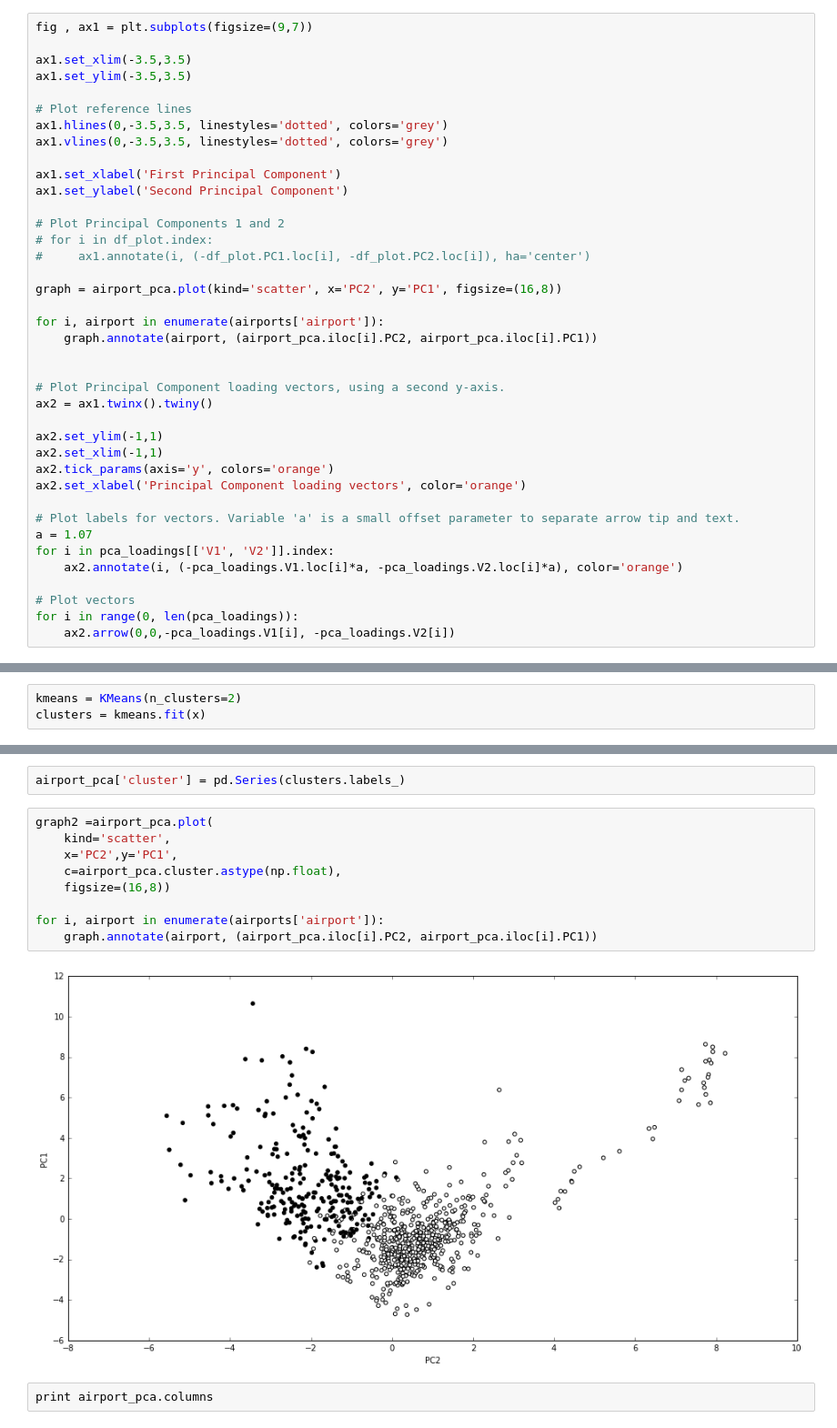
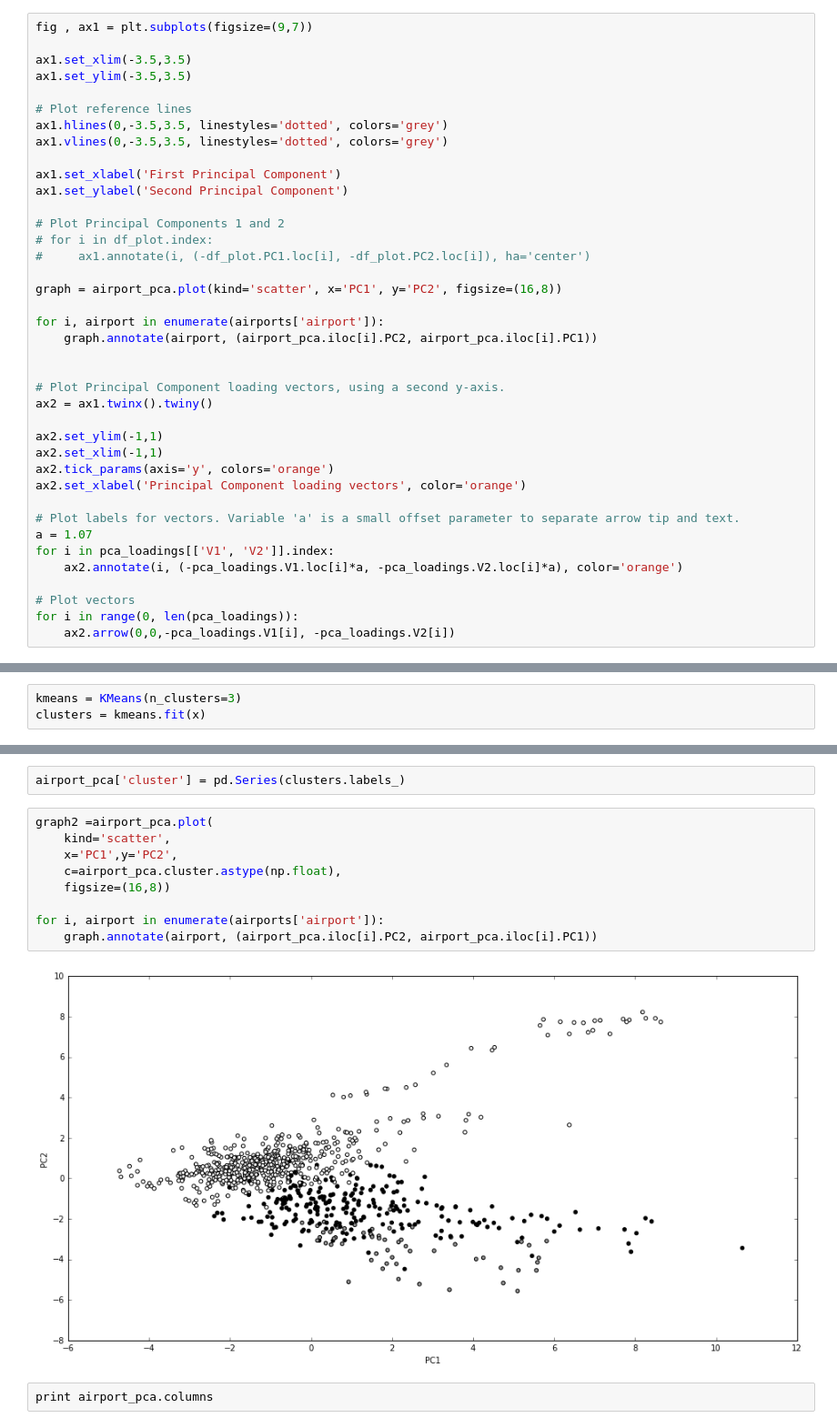
Before and after one commit to ColinJClemence/DataScienceStuff, a Jupyter notebook: curriculum/week-07/2.4-lab-pca-with-kmeans/code/solution-code/solution_code-PCA-airports.ipynb, the cells around one changed output, grey strips where cells are left out. Shown: that part at 91% size. Saved outputs shown, nothing was run; the diff lists cells and outputs as text.

```diff
--- a/curriculum/week-07/2.4-lab-pca-with-kmeans/code/solution-code/solution_code-PCA-airports.ipynb
+++ b/curriculum/week-07/2.4-lab-pca-with-kmeans/code/solution-code/solution_code-PCA-airports.ipynb
@@ -258,7 +251,7 @@ ax1.set_ylabel('Second Principal Component')
 # for i in df_plot.index:
 #     ax1.annotate(i, (-df_plot.PC1.loc[i], -df_plot.PC2.loc[i]), ha='center')
 
-graph = airport_pca.plot(kind='scatter', x='PC2', y='PC1', figsize=(16,8))
+graph = airport_pca.plot(kind='scatter', x='PC1', y='PC2', figsize=(16,8))
 
 for i, airport in enumerate(airports['airport']):
     graph.annotate(airport, (airport_pca.iloc[i].PC2, airport_pca.iloc[i].PC1))
@@ -309,7 +302,7 @@ print x
  [  7.41200000e+03   7.57300000e+03   4.01400000e-01 ...,   2.92000000e+00
     0.00000000e+00   3.89000000e+00]]
 # %%
-kmeans = KMeans(n_clusters=2)
+kmeans = KMeans(n_clusters=3)
 clusters = kmeans.fit(x)
 # %% [markdown]
 Compute the labels and centroids
@@ -338,14 +334,14 @@ airport_pca['cluster'] = pd.Series(clusters.labels_)
 # %%
 graph2 =airport_pca.plot(
     kind='scatter',
-    x='PC2',y='PC1',
+    x='PC1',y='PC2',
     c=airport_pca.cluster.astype(np.float),
     figsize=(16,8))
 
 for i, airport in enumerate(airports['airport']):
     graph.annotate(airport, (airport_pca.iloc[i].PC2, airport_pca.iloc[i].PC1))
 # %% [output]
-[figure, old version]
+[figure, new version]
 # %%
 print airport_pca.columns
 # %% [output]
```
Also changed, not shown: parts of 5 cells of this notebook, 3 other files.
